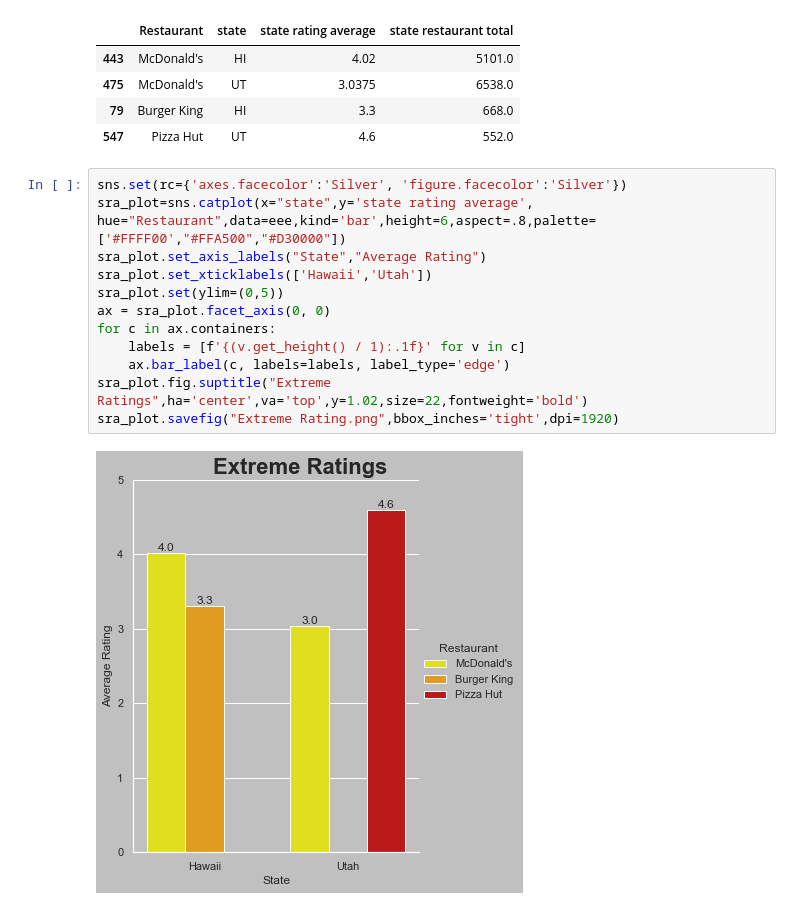
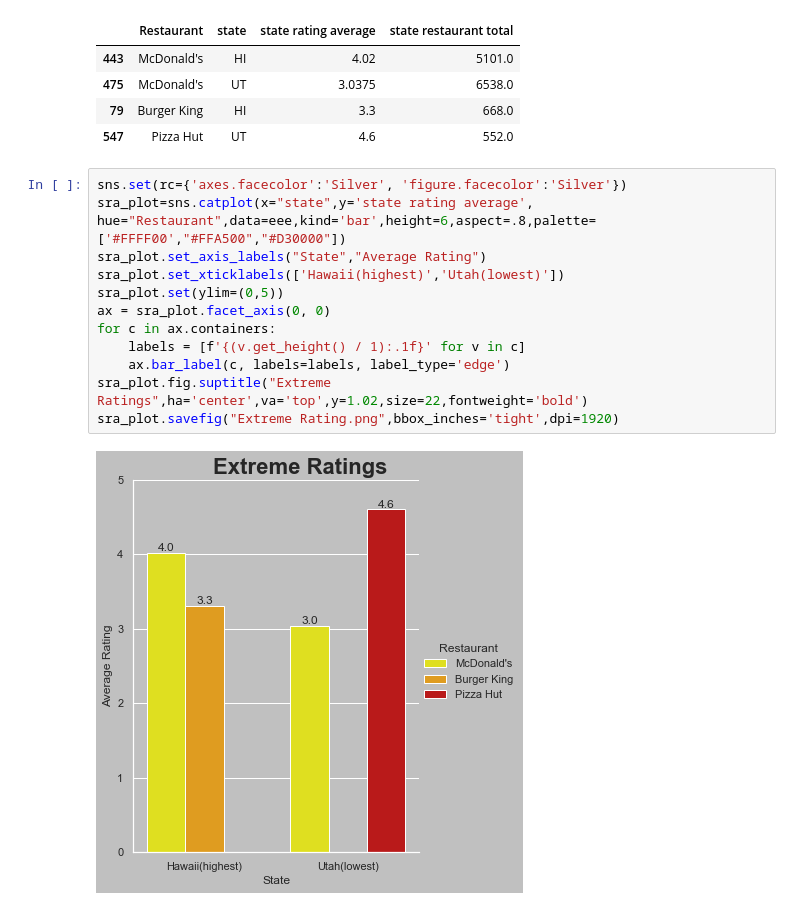
Before and after one commit to msgibson623/Fast-Food-Restaurants-Across-US, a Jupyter notebook: Haslett/Fast-food-haslett-.ipynb, the cells around one changed output. Saved outputs shown, nothing was run; the diff lists cells and outputs as text.

```diff
--- a/Haslett/Fast-food-haslett-.ipynb
+++ b/Haslett/Fast-food-haslett-.ipynb
@@ -143,17 +144,17 @@ eee
 # %%
 sns.set(rc={'axes.facecolor':'Silver', 'figure.facecolor':'Silver'})
 sra_plot=sns.catplot(x="state",y='state rating average', hue="Restaurant",data=eee,kind='bar',height=6,aspect=.8,palette=['#FFFF00',"#FFA500","#D30000"])
 sra_plot.set_axis_labels("State","Average Rating")
-sra_plot.set_xticklabels(['Hawaii','Utah'])
+sra_plot.set_xticklabels(['Hawaii(highest)','Utah(lowest)'])
 sra_plot.set(ylim=(0,5))
 ax = sra_plot.facet_axis(0, 0)
 for c in ax.containers:
     labels = [f'{(v.get_height() / 1):.1f}' for v in c]
     ax.bar_label(c, labels=labels, label_type='edge')
 sra_plot.fig.suptitle("Extreme Ratings",ha='center',va='top',y=1.02,size=22,fontweight='bold')
 sra_plot.savefig("Extreme Rating.png",bbox_inches='tight',dpi=1920)
 # %% [output]
-[figure, old version]
+[figure, new version]
 # %%
 srt_plot=sns.catplot(x="state",y='state restaurant total', hue="Restaurant",data=eee,kind='bar',height=6,aspect=.8,palette=['#FFFF00',"#FFA500","#D30000"])
 srt_plot.set_axis_labels("State","Restaurant Total")
```
Also changed, not shown: parts of 6 cells of this notebook, 4 other files.
